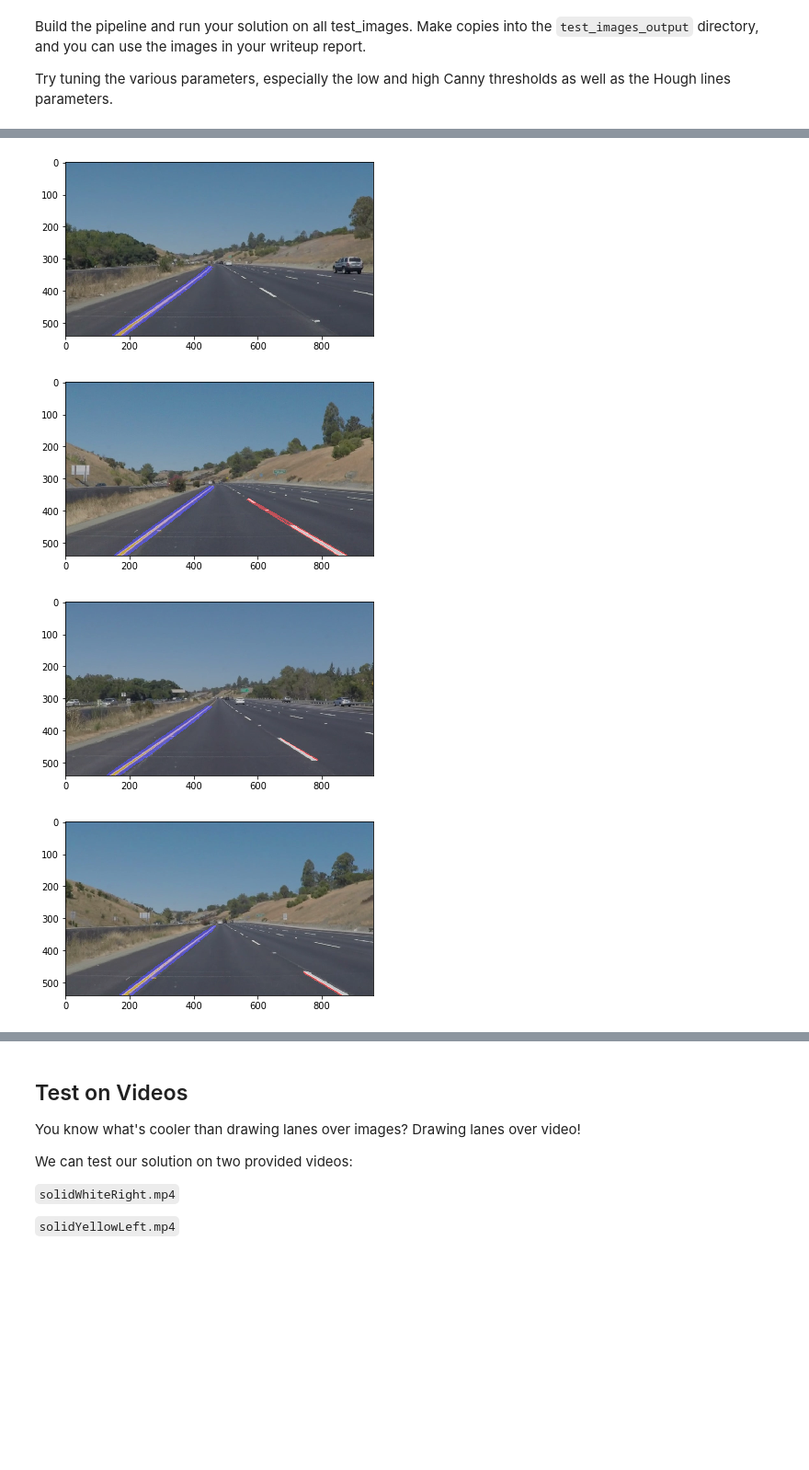
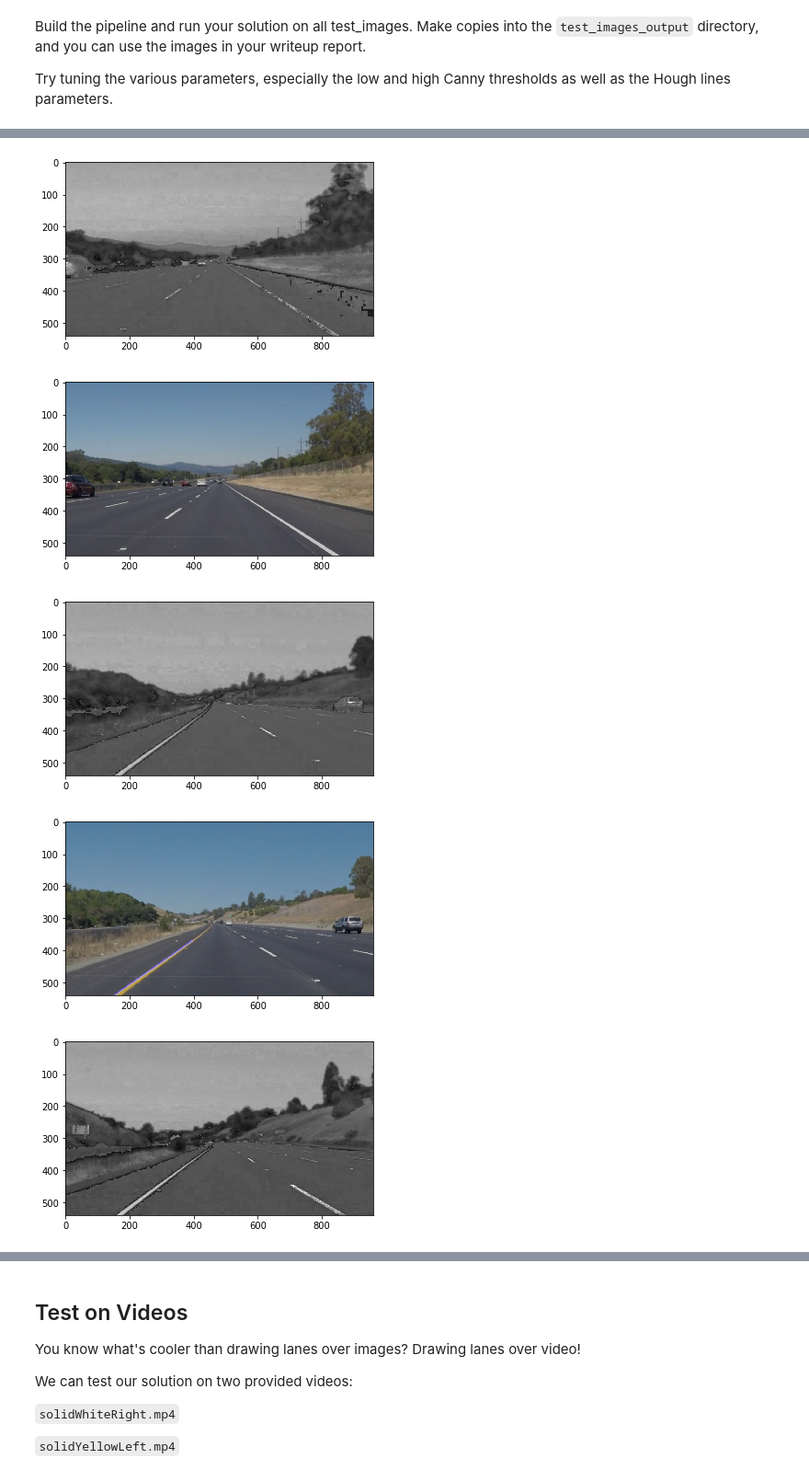
Before and after one commit to AndysDeepAbstractions/CarND-LaneLines-P1, a Jupyter notebook: P1.ipynb, the cells around one changed output, grey strips where cells are left out. Shown at 92% size. Cells and saved outputs as stored; diff of their text form; code cells hidden in the pictures; blank space fills up the shorter version.

```diff
--- a/P1.ipynb
+++ b/P1.ipynb
@@ -209,10 +209,11 @@ Try tuning the various parameters, especially the low and high Canny thresholds
 def lane_detect(image):
     #gray = grayscale(np.copy(image))
     hls = cv2.cvtColor(image, cv2.COLOR_RGB2HLS)
-    gray = cv2.addWeighted(hls[:,:,0], 1, hls[:,:,1], 1, 0)
+    gray = cv2.addWeighted(hls[:,:,0], 0.3, hls[:,:,1], 0.3, 0)
+    gray = cv2.addWeighted(gray, 0.6, hls[:,:,2], 0.3, 0)
 
-    #plt.imshow(gray, cmap='Greys_r')
-    #plt.show()
+    plt.imshow(gray, cmap='Greys_r')
+    plt.show()
 
     # Define a kernel size for Gaussian smoothing / blurring
     kernel_size = 1 # Must be an odd number (3, 5, 7...)
@@ -280,4 +281,5 @@ for filename in filelist:
-[figure, old version]
+[figure, new version]
-[figure, old version]
+[figure, new version]
-[figure, old version]
+[figure, new version]
-[figure, old version]
+[figure, new version]
+[figure, added]
```
Also changed, not shown: parts of 4 cells of this notebook, 7 other files.
